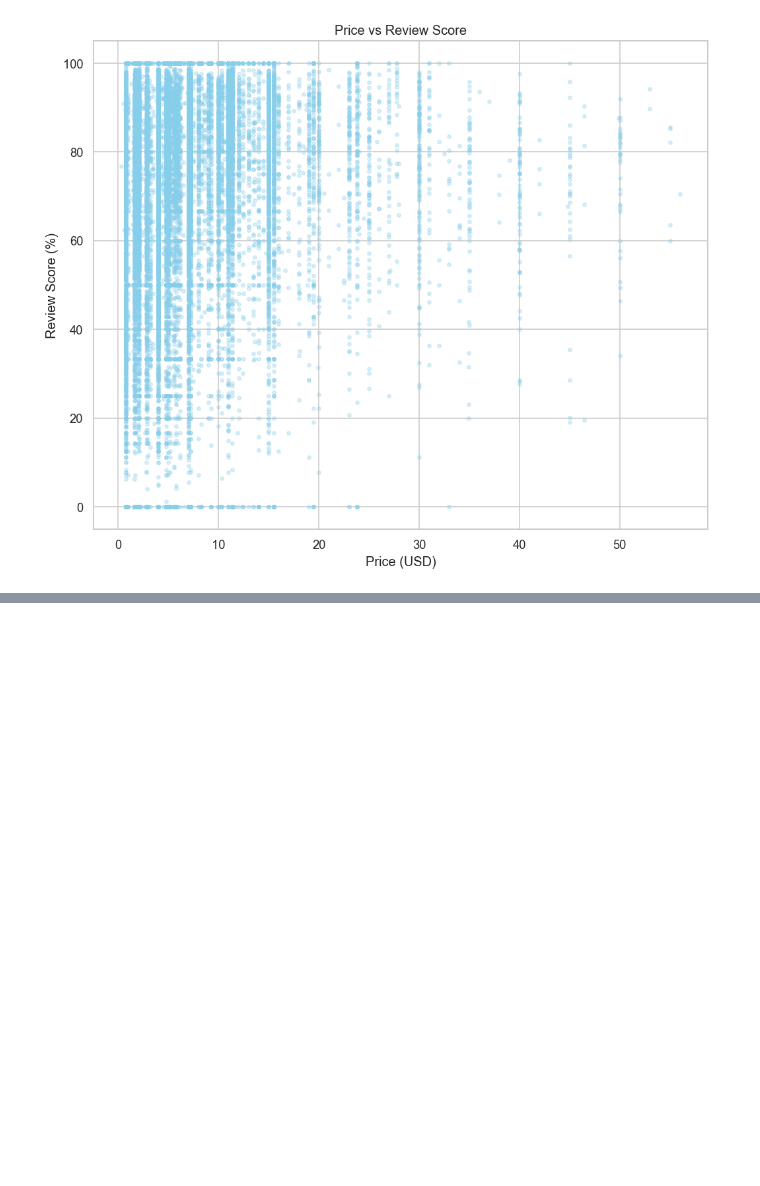
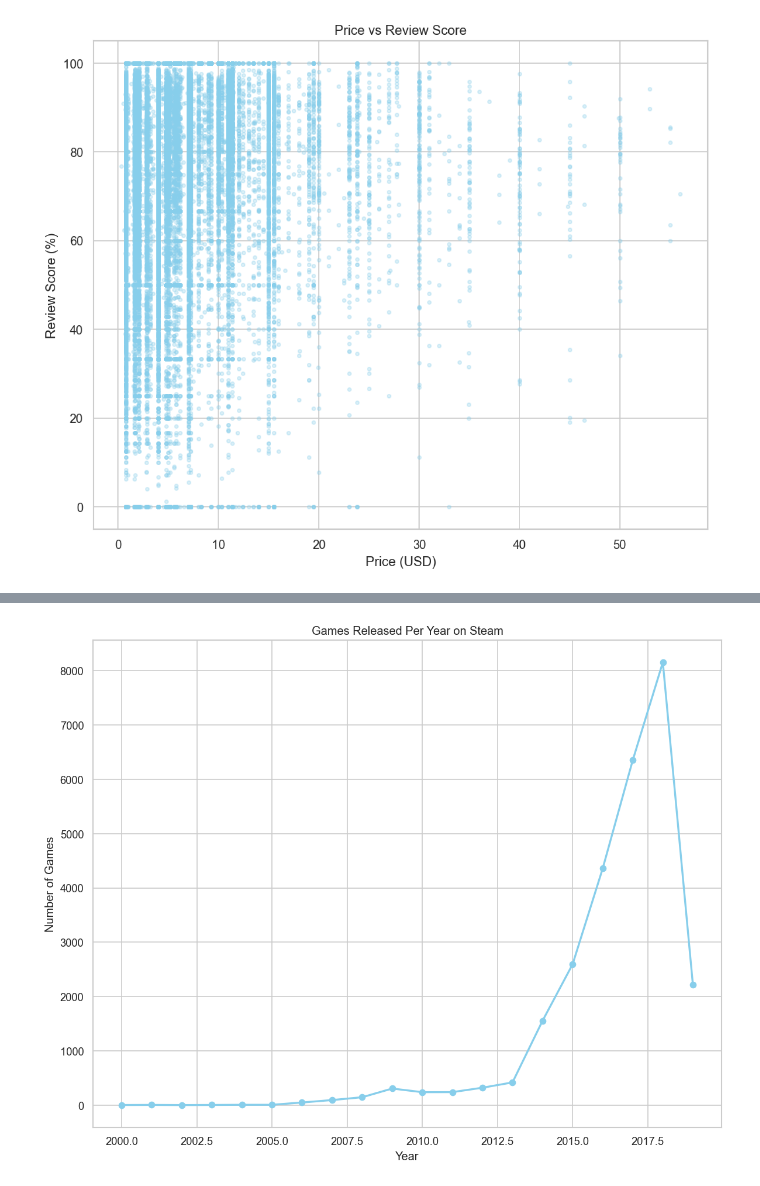
Before and after one commit to Smitt1803/gamegpt, a Jupyter notebook: notebooks/02_eda_viz.ipynb, the cells around one changed output, grey strips where cells are left out. Drawn from its saved outputs; the diff is of its cells as text; code cells hidden in the pictures; blank space fills up the shorter version.

Commit message:
eda: price vs review and games per year visualizations

```diff
--- a/notebooks/02_eda_viz.ipynb
+++ b/notebooks/02_eda_viz.ipynb
@@ -113,3 +113,7 @@ plt.savefig("..\\reports\\figures\\prive_vs_reviews.png", dpi=150, bbox_inches='
 plt.show()
 # %% [output]
 [figure]
+# %%
+df['release_date'] = pd.to_datetime(df['release_date'], errors='coerce')
+df['year'] = df['release_date'].dt.year
+print(df['year'].value_counts().sort_index())
@@ -115,0 +138,3 @@ plt.show()
+# %%
+games_per_year = df[(df['year'] >=2000) & (df['year'] <= 2023)]['year'].value_counts().sort_index()
+print(games_per_year)
@@ -115,0 +159,11 @@ plt.show()
+# %%
+plt.figure(figsize=(10, 8))
+plt.plot(games_per_year.index, games_per_year.values, marker='o', color='skyblue', linewidth='2')
+plt.title('Games Released Per Year on Steam')
+plt.xlabel('Year')
+plt.ylabel('Number of Games')
+plt.tight_layout()
+plt.savefig('..\\reports\\figures\\games_per_year.png', dpi=150, bbox_inches='tight')
+plt.show()
+# %% [output]
+[figure, added]
```
Also changed, not shown: parts of 2 cells of this notebook, 1 other file.
